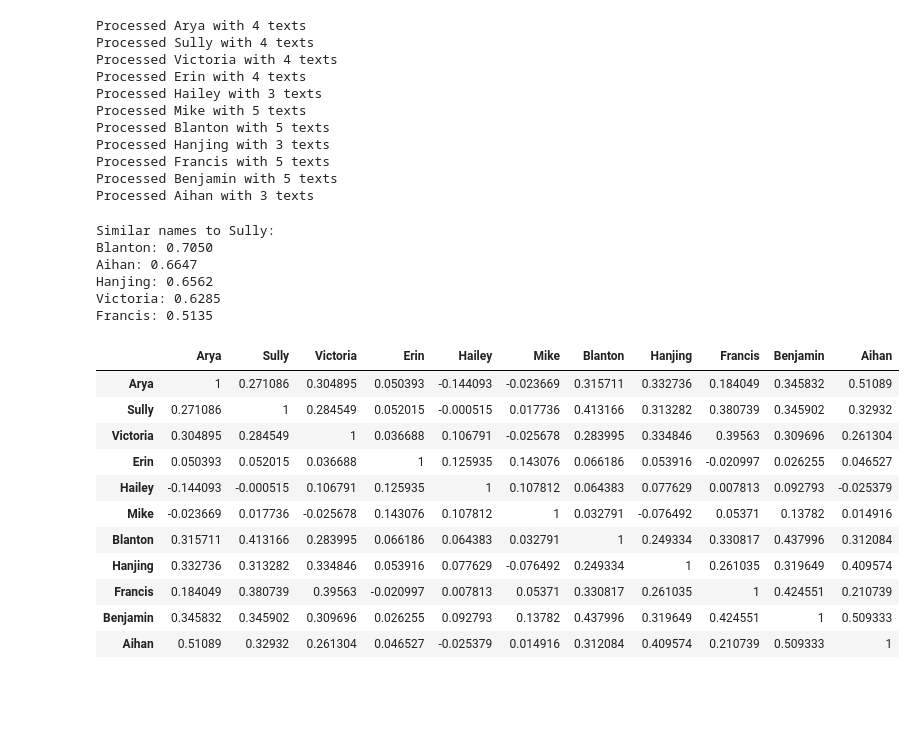
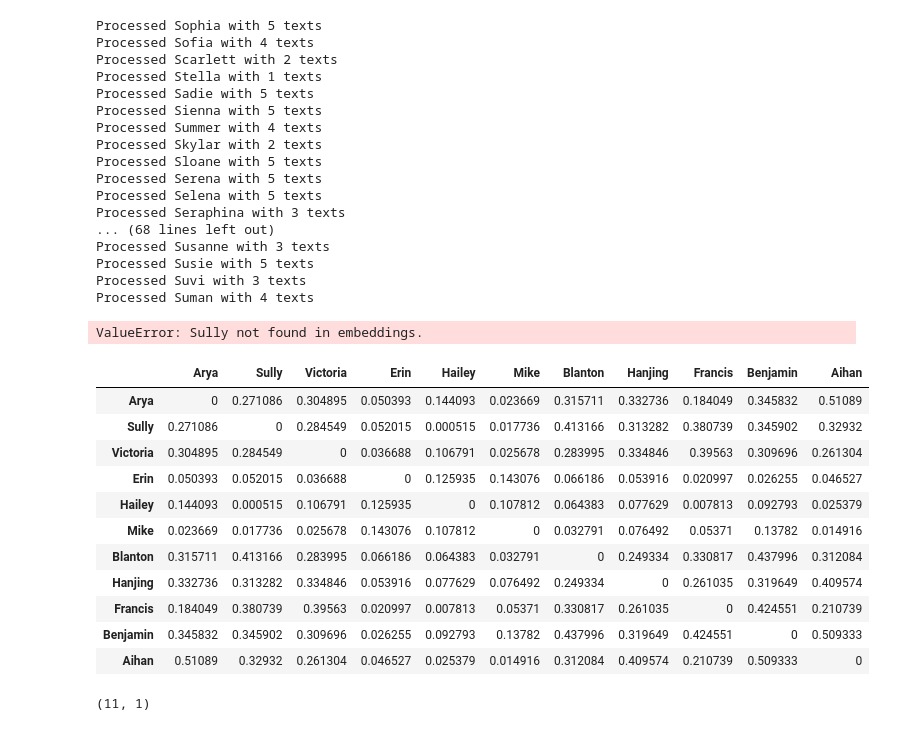
Before and after one commit to solomonleo24/rename, a Jupyter notebook: main.ipynb, the cells around one changed output. Saved outputs shown, nothing was run; the diff lists cells and outputs as text; code cells hidden in the pictures; blank space fills up the shorter version.

Commit message:
looked up s names;

```diff
--- a/main.ipynb
+++ b/main.ipynb
@@ -11,8 +13,8 @@ import plotly.graph_objects as go
 # %%
 # Make articles json
-articles = extract_texts('data/friends.txt')
+articles = extract_texts(f'{dir}/names.txt')
 
 # Write articles to JSON file
-with open('friend_data/friends_articles.json', 'w') as f:
+with open(f'{dir}/articles.json', 'w') as f:
     json.dump(articles, f)
 # %% [output]
@@ -35,21 +68,27 @@ Processed Aihan
 # %%
 # Read articles json and make embeddings
-with open('friend_data/friends_articles.json', 'r') as f:
+with open(f'{dir}/articles.json', 'r') as f:
     articles = json.load(f)
 
 embeddings = get_embeddings(articles)
 # %% [output]
-Processed Arya with 4 texts
-Processed Sully with 4 texts
-Processed Victoria with 4 texts
-Processed Erin with 4 texts
-Processed Hailey with 3 texts
-Processed Mike with 5 texts
-Processed Blanton with 5 texts
-Processed Hanjing with 3 texts
-Processed Francis with 5 texts
-Processed Benjamin with 5 texts
-Processed Aihan with 3 texts
+Processed Sophia with 5 texts
+Processed Sofia with 4 texts
+Processed Scarlett with 2 texts
+Processed Stella with 1 texts
+Processed Sadie with 5 texts
+Processed Sienna with 5 texts
+Processed Summer with 4 texts
+Processed Skylar with 2 texts
+Processed Sloane with 5 texts
+Processed Serena with 5 texts
+Processed Selena with 5 texts
+Processed Seraphina with 3 texts
+... (68 lines left out)
+Processed Susanne with 3 texts
+Processed Susie with 5 texts
+Processed Suvi with 3 texts
+Processed Suman with 4 texts
 # %%
 # Convert embeddings to dict of lists for semantic and sentiment
 for key in embeddings.keys():
@@ -59,50 +98,45 @@ for key in embeddings.keys():
     }
 
 # Write to json file
-with open('friend_data/friends_embeddings.json', 'w') as f:
+with open(f'{dir}/embeddings.json', 'w') as f:
     json.dump(embeddings, f, indent=4)
 # %%
 # Read embeddings from JSON file
-with open('friend_data/friends_embeddings.json', 'r') as f:
+with open(f'{dir}/embeddings.json', 'r') as f:
     embeddings = json.load(f)
 
 # Find similar names
 target_name = "Sully"
-similar_names = find_similar_names(target_name, embeddings, top_k=5 , w=0.5)
+similar_names = find_similar_names(target_name, embeddings, top_k=11 , w=0.5)
 
 print(f"Similar names to {target_name}:")
 for name, score in similar_names:
     print(f"{name}: {score:.4f}")
 # %% [output]
-Similar names to Sully:
-Blanton: 0.7050
-Aihan: 0.6647
-Hanjing: 0.6562
-Victoria: 0.6285
-Francis: 0.5135
+ValueError: Sully not found in embeddings.
 # %%
 # Calculate similarity matrix
 similarity_matrix = pd.DataFrame(index=embeddings.keys(), columns=embeddings.keys())
 for name1 in embeddings.keys():
     for name2 in embeddings.keys():
         if name1 != name2:
-            score = np.dot(embeddings[name1]['semantic'], embeddings[name2]['semantic'])
+            score = np.abs(np.dot(embeddings[name1]['semantic'], embeddings[name2]['semantic']))
         else:
-            score = 1
+            score = 0
 
         similarity_matrix.loc[name1, name2] = score
 
 display(similarity_matrix)
 # %% [output]
 |  | Arya | Sully | Victoria | Erin | Hailey | Mike | Blanton | Hanjing | Francis | Benjamin | Aihan |
-| Arya | 1 | 0.271086 | 0.304895 | 0.050393 | -0.144093 | -0.023669 | 0.315711 | 0.332736 | 0.184049 | 0.345832 | 0.51089 |
-| Sully | 0.271086 | 1 | 0.284549 | 0.052015 | -0.000515 | 0.017736 | 0.413166 | 0.313282 | 0.380739 | 0.345902 | 0.32932 |
-| Victoria | 0.304895 | 0.284549 | 1 | 0.036688 | 0.106791 | -0.025678 | 0.283995 | 0.334846 | 0.39563 | 0.309696 | 0.261304 |
-| Erin | 0.050393 | 0.052015 | 0.036688 | 1 | 0.125935 | 0.143076 | 0.066186 | 0.053916 | -0.020997 | 0.026255 | 0.046527 |
-| Hailey | -0.144093 | -0.000515 | 0.106791 | 0.125935 | 1 | 0.107812 | 0.064383 | 0.077629 | 0.007813 | 0.092793 | -0.025379 |
-| Mike | -0.023669 | 0.017736 | -0.025678 | 0.143076 | 0.107812 | 1 | 0.032791 | -0.076492 | 0.05371 | 0.13782 | 0.014916 |
-| Blanton | 0.315711 | 0.413166 | 0.283995 | 0.066186 | 0.064383 | 0.032791 | 1 | 0.249334 | 0.330817 | 0.437996 | 0.312084 |
-| Hanjing | 0.332736 | 0.313282 | 0.334846 | 0.053916 | 0.077629 | -0.076492 | 0.249334 | 1 | 0.261035 | 0.319649 | 0.409574 |
-| Francis | 0.184049 | 0.380739 | 0.39563 | -0.020997 | 0.007813 | 0.05371 | 0.330817 | 0.261035 | 1 | 0.424551 | 0.210739 |
-| Benjamin | 0.345832 | 0.345902 | 0.309696 | 0.026255 | 0.092793 | 0.13782 | 0.437996 | 0.319649 | 0.424551 | 1 | 0.509333 |
-| Aihan | 0.51089 | 0.32932 | 0.261304 | 0.046527 | -0.025379 | 0.014916 | 0.312084 | 0.409574 | 0.210739 | 0.509333 | 1 |
+| Arya | 0 | 0.271086 | 0.304895 | 0.050393 | 0.144093 | 0.023669 | 0.315711 | 0.332736 | 0.184049 | 0.345832 | 0.51089 |
+| Sully | 0.271086 | 0 | 0.284549 | 0.052015 | 0.000515 | 0.017736 | 0.413166 | 0.313282 | 0.380739 | 0.345902 | 0.32932 |
+| Victoria | 0.304895 | 0.284549 | 0 | 0.036688 | 0.106791 | 0.025678 | 0.283995 | 0.334846 | 0.39563 | 0.309696 | 0.261304 |
+| Erin | 0.050393 | 0.052015 | 0.036688 | 0 | 0.125935 | 0.143076 | 0.066186 | 0.053916 | 0.020997 | 0.026255 | 0.046527 |
+| Hailey | 0.144093 | 0.000515 | 0.106791 | 0.125935 | 0 | 0.107812 | 0.064383 | 0.077629 | 0.007813 | 0.092793 | 0.025379 |
+| Mike | 0.023669 | 0.017736 | 0.025678 | 0.143076 | 0.107812 | 0 | 0.032791 | 0.076492 | 0.05371 | 0.13782 | 0.014916 |
+| Blanton | 0.315711 | 0.413166 | 0.283995 | 0.066186 | 0.064383 | 0.032791 | 0 | 0.249334 | 0.330817 | 0.437996 | 0.312084 |
+| Hanjing | 0.332736 | 0.313282 | 0.334846 | 0.053916 | 0.077629 | 0.076492 | 0.249334 | 0 | 0.261035 | 0.319649 | 0.409574 |
+| Francis | 0.184049 | 0.380739 | 0.39563 | 0.020997 | 0.007813 | 0.05371 | 0.330817 | 0.261035 | 0 | 0.424551 | 0.210739 |
+| Benjamin | 0.345832 | 0.345902 | 0.309696 | 0.026255 | 0.092793 | 0.13782 | 0.437996 | 0.319649 | 0.424551 | 0 | 0.509333 |
+| Aihan | 0.51089 | 0.32932 | 0.261304 | 0.046527 | 0.025379 | 0.014916 | 0.312084 | 0.409574 | 0.210739 | 0.509333 | 0 |
@@ -203,7 +177,9 @@ embeddings_df = np.concatenate((sentiments, semantics), axis=1)
 embeddings_df = pd.DataFrame(embeddings_df, index=names.flatten())
 
 # Write the DataFrame to a CSV file
-embeddings_df.to_csv('data/embeddings.csv', header=False)
+embeddings_df.to_csv(f'{dir}/embeddings .csv', header=False)
+# %% [output]
+(11, 1)
 # %%
 # Use KNN to cluster names
 from sklearn.neighbors import NearestNeighbors
```
Also changed, not shown: parts of 5 cells of this notebook, 4 other files.
